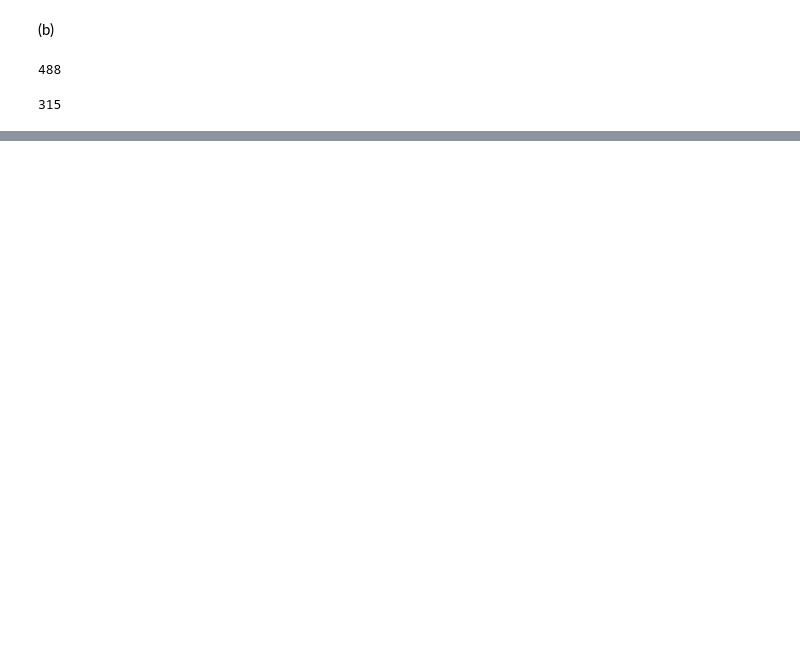
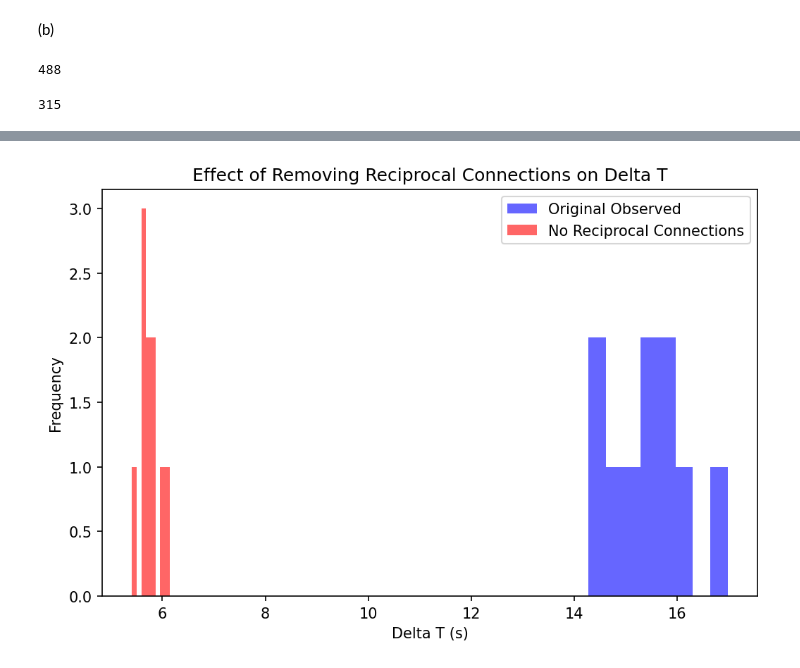
Before and after one commit to anniey27/amath342, a Jupyter notebook: Modelling_local_circuits_HW.ipynb, the cells around one changed output, grey strips where cells are left out. Cells and saved outputs as stored; diff of their text form; code cells hidden in the pictures; blank space fills up the shorter version.

```diff
--- a/Modelling_local_circuits_HW.ipynb
+++ b/Modelling_local_circuits_HW.ipynb
@@ -628,7 +649,15 @@ def remove_reciprocal(W):
     W_r = W.copy()
 
     # Your code goes here
-    raise NotImplementedError()
+    reciprocal_mask = (W > 0) & (W.T > 0)  # Identify reciprocal connections
+
+    # Iterate through reciprocal pairs and remove one randomly
+    for i, j in zip(*np.where(reciprocal_mask)):
+        if i < j:  # Ensures each pair is processed only once
+            if np.random.rand() > 0.5:
+                W_r[i, j] = 0  # Remove A -> B
+            else:
+                W_r[j, i] = 0  # Remove B -> A
 
     return W_r
 # %%
@@ -665,0 +695,64 @@ NotImplementedError:
+# %%
+num_seeds = 10
+
+# Store delta_T results
+delta_T_original = []
+delta_T_no_reciprocal = []
+
+# Run simulations for different random seeds
+for seed in range(num_seeds):
+    # Original observed connectivity
+    W_observed = observed_plus_random_connectivity_matrix(
+        syn_mat_l23, r_inhibitory=r_inhibitory, g=g,
+        connectivity_proba=connectivity_proba, random_seed=seed,
+        inh_exc_balance=inh_exc_balance
+    )
+    r_observed = run_simulation(W_observed, stimulus, dt=dt, tau=tau)
+    delta_T_original.append(calculate_time_to_before(r=r_observed[:n_neurons_exc], dt=dt, stimulus=stimulus)[1])
+
+    # No reciprocal connections
+    W_no_reciprocal_obs = observed_plus_random_connectivity_matrix(
+        remove_reciprocal(syn_mat_l23), r_inhibitory=r_inhibitory, g=g,
+        connectivity_proba=connectivity_proba, random_seed=seed,
+        inh_exc_balance=inh_exc_balance
+    )
+    r_no_reciprocal = run_simulation(W_no_reciprocal_obs, stimulus, dt=dt, tau=tau)
+    delta_T_no_reciprocal.append(calculate_time_to_before(r=r_no_reciprocal[:n_neurons_exc], dt=dt, stimulus=stimulus)[1])
+
+# reciprocal connections after removal in shuffled matrices
+reciprocal_removed_shuffled = []
+for seed in range(num_shuffles):
+    W_shuffled = shuffle_W_conns(syn_mat_l23, random_seed=seed)
+    W_shuffled_no_reciprocal = remove_reciprocal(W_shuffled)
+    reciprocal_removed_shuffled.append(count_reciprocal_connections(W_shuffled_no_reciprocal))
+
+# Plot histograms
+plt.figure(figsize=(8, 5), dpi=150)
+plt.hist(delta_T_original, bins=8, alpha=0.6, label='Original Observed', color='blue')
+plt.hist(delta_T_no_reciprocal, bins=8, alpha=0.6, label='No Reciprocal Connections', color='red')
+plt.xlabel("Delta T (s)")
+plt.ylabel("Frequency")
+plt.title("Effect of Removing Reciprocal Connections on Delta T")
+plt.legend()
+plt.show()
+
+# means and standard deviations
+mean_original = np.mean(delta_T_original)
+std_original = np.std(delta_T_original)
+mean_no_reciprocal = np.mean(delta_T_no_reciprocal)
+std_no_reciprocal = np.std(delta_T_no_reciprocal)
+
+print("SUMMARY OF RESULTS PART A")
+print("Observed Reciprocal Connections: " + str(reciprocal_observed))
+print("Shuffled Matrices (Mean ± SD): " + str(mean_reciprocal_shuffled) + " ± " + str(std_reciprocal_shuffled))
+print("*After Removal (Observed): " + str(count_reciprocal_connections(remove_reciprocal(syn_mat_l23))))
+print("*After Removal (Shuffled Mean ± SD): " + str(np.mean(reciprocal_removed_shuffled)) + " ± " + str(np.std(reciprocal_removed_shuffled)))
+print()
+
+print("SUMMARY OF RESULTS PART B")
+print("Original Observed Mean Delta T: " + str(mean_original) + " s")
+print("Original Observed Standard Deviation: " + str(std_original) + " s")
+print("No Reciprocal Connections Mean Delta T: " + str(mean_no_reciprocal) + " s")
+print("No Reciprocal Connections Standard Deviation: " + str(std_no_reciprocal) + " s")
+# %% [output]
+[figure, added]
```
Also changed, not shown: parts of 5 cells of this notebook.
